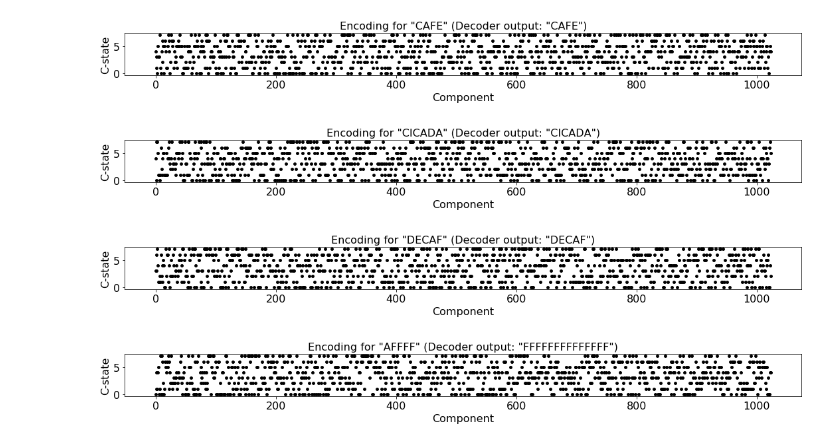
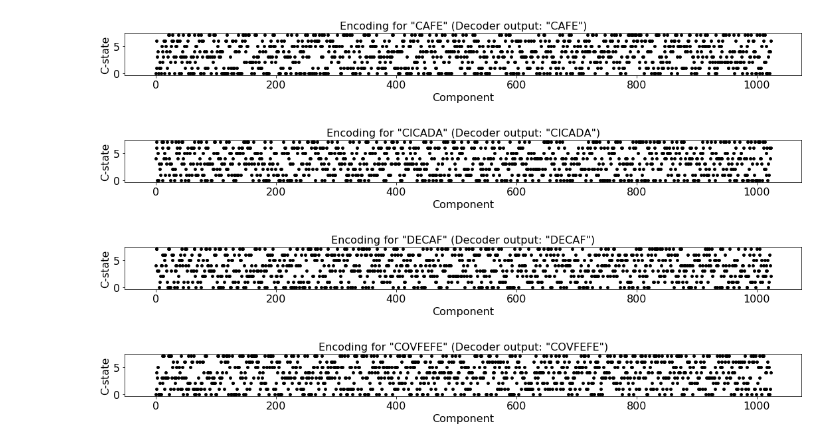
Before and after one commit to rkp8000/crossing_over, a Jupyter notebook: 2_decoding.ipynb, the cells around one changed output. Cells and saved outputs as stored; diff of their text form; code cells hidden in the pictures.

Commit message:
Make decoding plots for Fig 2.

```diff
--- a/2_decoding.ipynb
+++ b/2_decoding.ipynb
@@ -171,20 +171,20 @@ class Decoder(object):
         else:
             return s_hat, np.array(dst)
 # %%
-encoder = Encoder(0, D, N, Z, GAM)
+encoder = Encoder(0, D, N, 8, GAM)
 decoder = Decoder(encoder)
 
-for y in ['CAFE', 'CICADA', 'DECAF', 'AFFFF']:
+for y in ['CAFE', 'CICADA', 'DECAF', 'COVFEFE']:
 
     x = encoder.encode(y)
     fig, ax = plt.subplots(1, 1, figsize=(15, 2), tight_layout=True)
     ax.scatter(range(len(x)), x, s=15, c='k')
     ax.set_xlabel('Component')
     ax.set_ylabel('C-state')
     ax.set_title('Encoding for "{}" (Decoder output: "{}")'.format(y, decoder.decode(x)))
     set_font_size(ax, 16)
 # %% [output]
-[figure, old version]
+[figure, new version]
-[figure, old version]
+[figure, new version]
-[figure, old version]
+[figure, new version]
-[figure, old version]
+[figure, new version]
```
Also changed, not shown: parts of 10 cells of this notebook.
